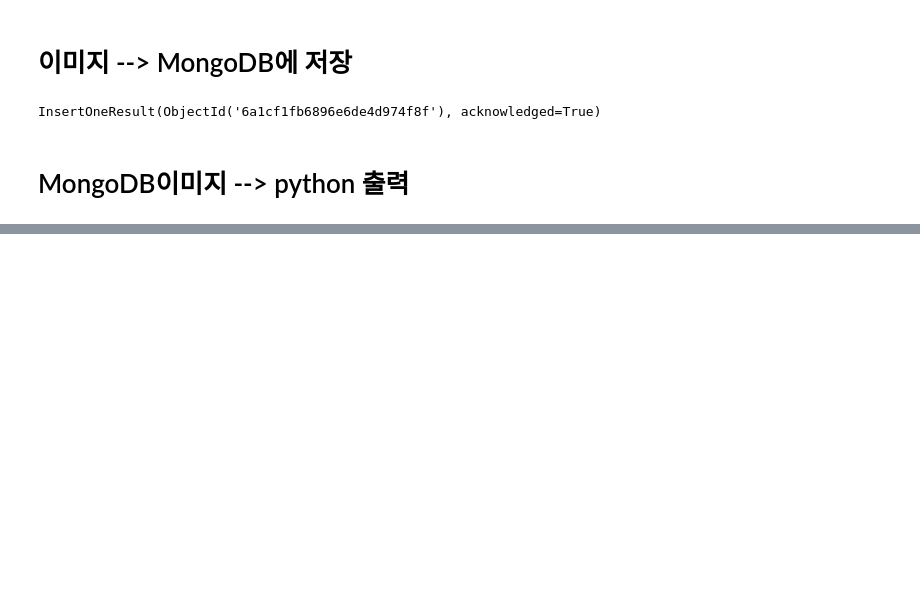
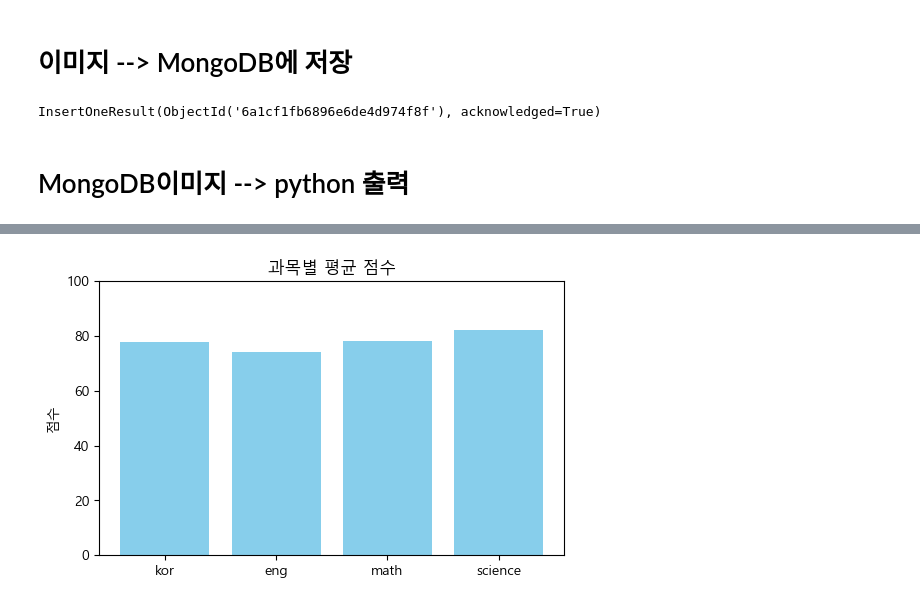
Before and after one commit to efforthye/human-ai, a Jupyter notebook: workspace/5-01) MongoDB_실습_01.ipynb, the cells around one changed output, grey strips where cells are left out. Cells and saved outputs as stored; diff of their text form; code cells hidden in the pictures; blank space fills up the shorter version.

```diff
--- a/workspace/5-01) MongoDB_실습_01.ipynb
+++ b/workspace/5-01) MongoDB_실습_01.ipynb
@@ -157,0 +326,76 @@ InsertOneResult(ObjectId('6a1cf1fb6896e6de4d974f8f'), acknowledged=True)
+# %%
+import tkinter as tk
+from tkinter import ttk
+from pymongo import MongoClient
+import pandas as pd
+import matplotlib.pyplot as plt
+from matplotlib.backends.backend_tkagg import FigureCanvasTkAgg
+from matplotlib import font_manager, rc
+
+# 한글 폰트 설정 (Windows용)
+font_path = "C:/Windows/Fonts/malgun.ttf"
+font_name = font_manager.FontProperties(fname=font_path).get_name()
+rc('font', family=font_name)
+
+# MongoDB 연결
+client = MongoClient("mongodb://localhost:27017/")
+db = client["testdb"]
+collection = db["students_csv"]
+
+# 데이터 불러오기
+data = list(collection.find({}, {"_id": 0}))
+df = pd.DataFrame(data)
+client.close()
+
+# Tkinter 메인 윈도우
+root = tk.Tk()
+root.title("학생 점수 대시보드")
+root.geometry("900x700")
+
+# === 제목 ===
+title_label = tk.Label(root, text="학생 점수 대시보드", font=("Malgun Gothic", 18, "bold"))
+title_label.pack(pady=10)
+
+# === Treeview 테이블 ===
+frame_table = tk.Frame(root)
+frame_table.pack(pady=10)
+
+columns = list(df.columns)
+tree = ttk.Treeview(frame_table, columns=columns, show="headings", height=10)
+
+# 컬럼 헤더 설정
+for col in columns:
+    tree.heading(col, text=col)
+    tree.column(col, width=100, anchor="center")
+
+# 데이터 삽입
+for _, row in df.iterrows():
+    tree.insert("", "end", values=list(row))
+tree.pack()
+
+# === Matplotlib 그래프 표시 ===
+frame_graph = tk.Frame(root)
+frame_graph.pack(pady=20)
+
+# 과목별 평균 계산
+mean_scores = df[["kor", "eng", "math", "science"]].mean()
+
+fig, ax = plt.subplots(figsize=(6, 4))
+ax.bar(mean_scores.index, mean_scores.values, color="skyblue")
+ax.set_title("과목별 평균 점수")
+ax.set_ylabel("점수")
+ax.set_ylim(0, 100)
+
+# Tkinter에 matplotlib 그래프 추가
+canvas = FigureCanvasTkAgg(fig, master=frame_graph)
+canvas.draw()
+canvas.get_tk_widget().pack()
+
+# === 종료 버튼 ===
+exit_button = tk.Button(root, text="닫기", command=root.destroy, font=("Malgun Gothic", 12))
+exit_button.pack(pady=10)
+
+# Tkinter 실행
+root.mainloop()
+# %% [output]
+[figure, added]
```
Also changed, not shown: parts of 7 cells of this notebook, 9 other files.
